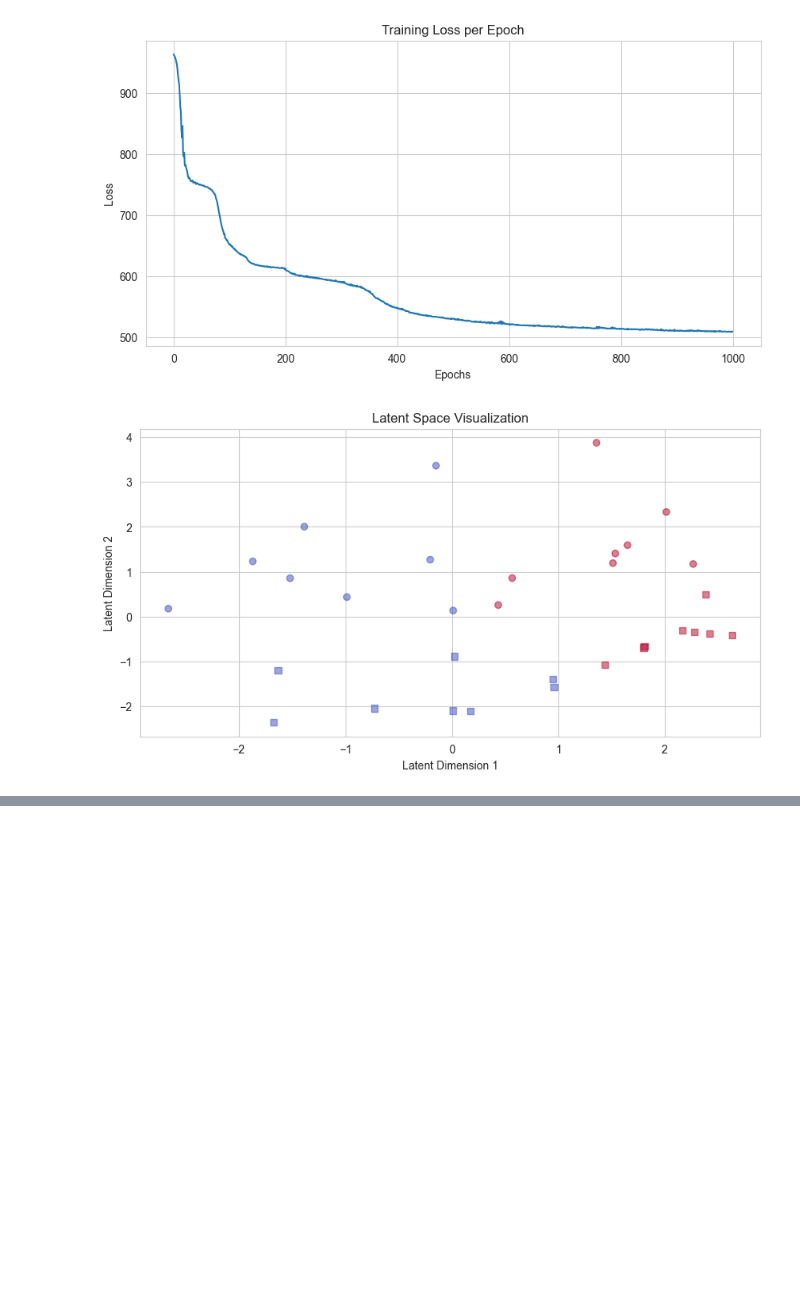
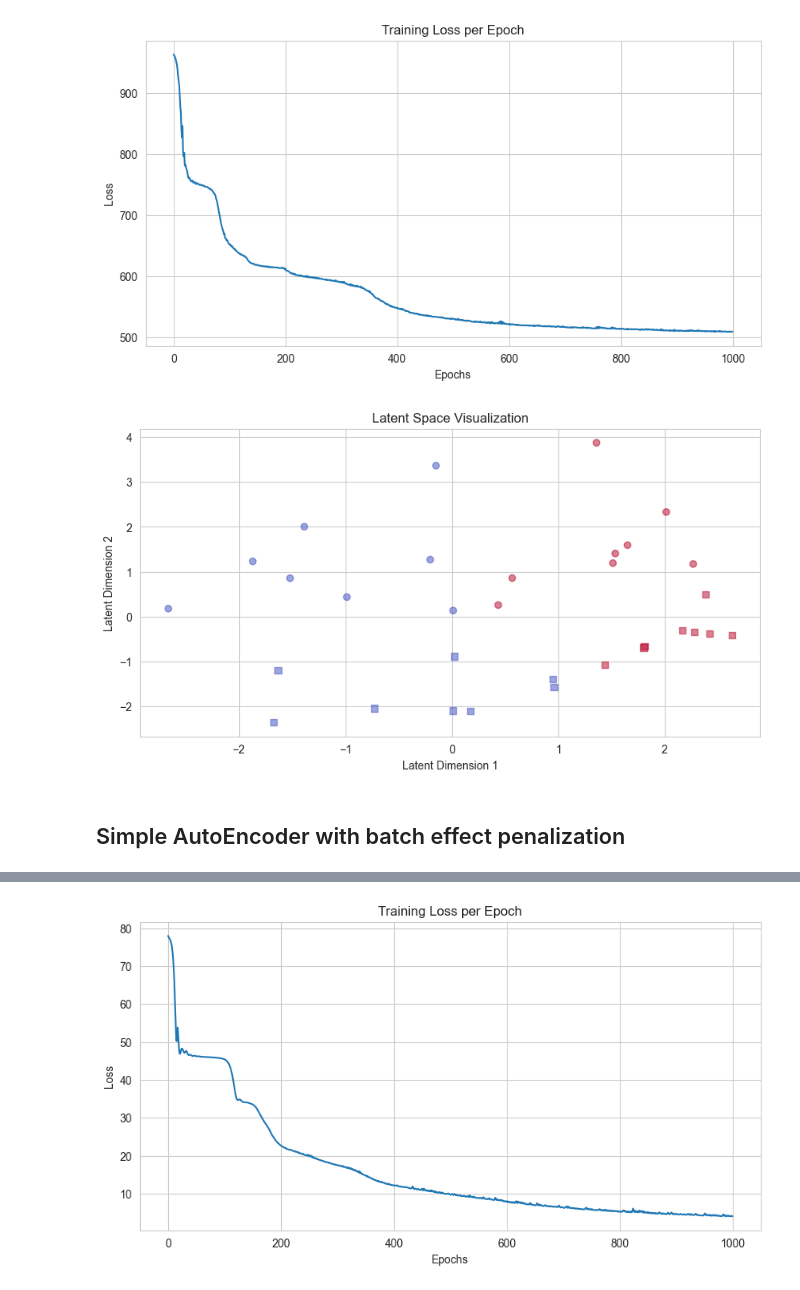
Before and after one commit to edircoli/BECA, a Jupyter notebook: MetaVAE.ipynb, the cells around one changed output, grey strips where cells are left out. Drawn from its saved outputs; the diff is of its cells as text; code cells hidden in the pictures; blank space fills up the shorter version.

Commit message:
Implemented AE with batch penalization

```diff
--- a/MetaVAE.ipynb
+++ b/MetaVAE.ipynb
@@ -298,3 +299,5 @@ Epoch 999/1000, Loss: 509.6013
 Epoch 1000/1000, Loss: 509.9562
 [figure]
 [figure]
+# %% [markdown]
+## Simple AutoEncoder with batch effect penalization
@@ -300,0 +367,72 @@ Epoch 1000/1000, Loss: 509.9562
+# %%
+path = "data/dataset_sponge.csv"
+raw_data = DataPreprocess(path)
+data = DataTransform(raw_data)
+
+otu_data = data.select_dtypes(include = "number")
+otu_tensor = torch.tensor(otu_data.values, dtype = torch.float32)
+
+dataset = TensorDataset(otu_tensor)
+dataloader = DataLoader(dataset, batch_size = 32) #Full batch training
+
+tissue_label_label = data["tissue"]
+batch_label_label = data["batch"]
+# %%
+# Variational Autoencoder
+model = AutoEncoder(input_shape = otu_tensor.shape[1:], latent_features= 2)
+# Optimizer
+optimizer = torch.optim.Adam(model.parameters(), lr = 0.001)
+# %%
+# Training parameters
+epochs = 1000
+
+# For storing training curve and latent variables
+training_data = defaultdict(list)
+latent_variables = []
+
+# TRAINING STARTS HERE
+model.train()
+
+for epoch in range(epochs):
+    epoch_loss = 0
+    for batch in dataloader:
+        # Extract data from the batch
+        x = batch[0]  # (batch_size, input_dim)
+
+        # Zero gradients
+        optimizer.zero_grad()
+
+        outputs = model(otu_tensor)
+
+        x_hat = outputs["output"]
+        latent = outputs["z"]
+
+        #Compute loss
+        loss = compute_loss(otu_tensor, x_hat, latent, tissue_label_label, batch_label_label, w_mse = 1, w_batch=0.5)
+
+        # Backpropagation
+        loss.backward()
+
+        # Update parameters
+        optimizer.step()
+
+        # Accumulate batch loss
+        epoch_loss += loss.item()
+
+    # Store the loss for the epoch
+    avg_loss = epoch_loss / len(dataloader)
+    training_data['loss'].append(avg_loss)
+    print(f"Epoch {epoch+1}/{epochs}, Loss: {avg_loss:.4f}")
+
+# Extract latent variables (z) for later visualization
+latent_variables.append(outputs['z'].cpu().detach())
+
+# Plotting the training loss curve
+plt.figure(figsize=(10, 5))
+plt.plot(training_data['loss'])
+plt.title("Training Loss per Epoch")
+plt.xlabel("Epochs")
+plt.ylabel("Loss")
+plt.grid(True)
+plt.show()
+# %% [output]
@@ -300,0 +456 @@ Epoch 1000/1000, Loss: 509.9562
+[figure, added]
```
Also changed, not shown: parts of 5 cells of this notebook.
